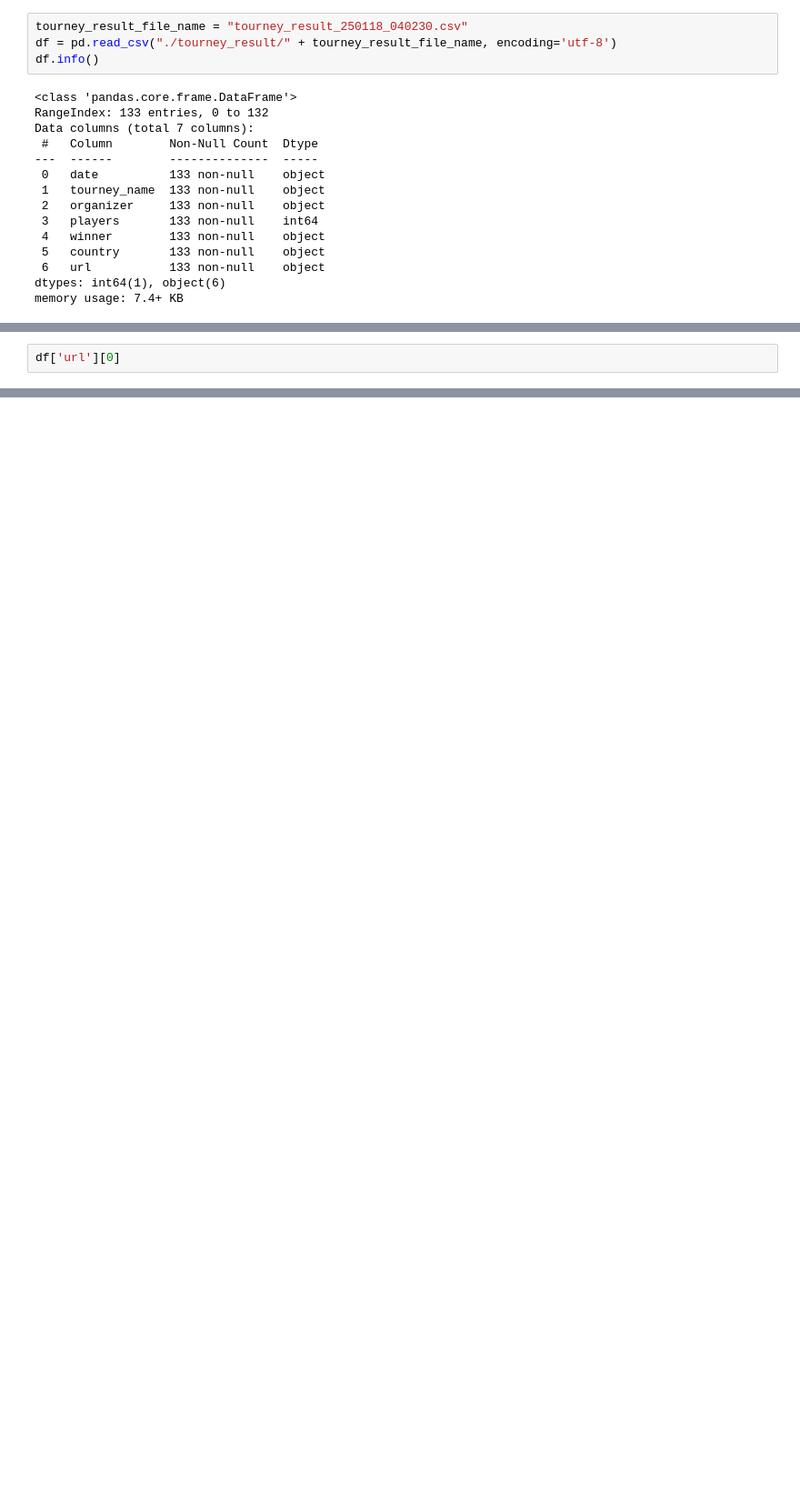
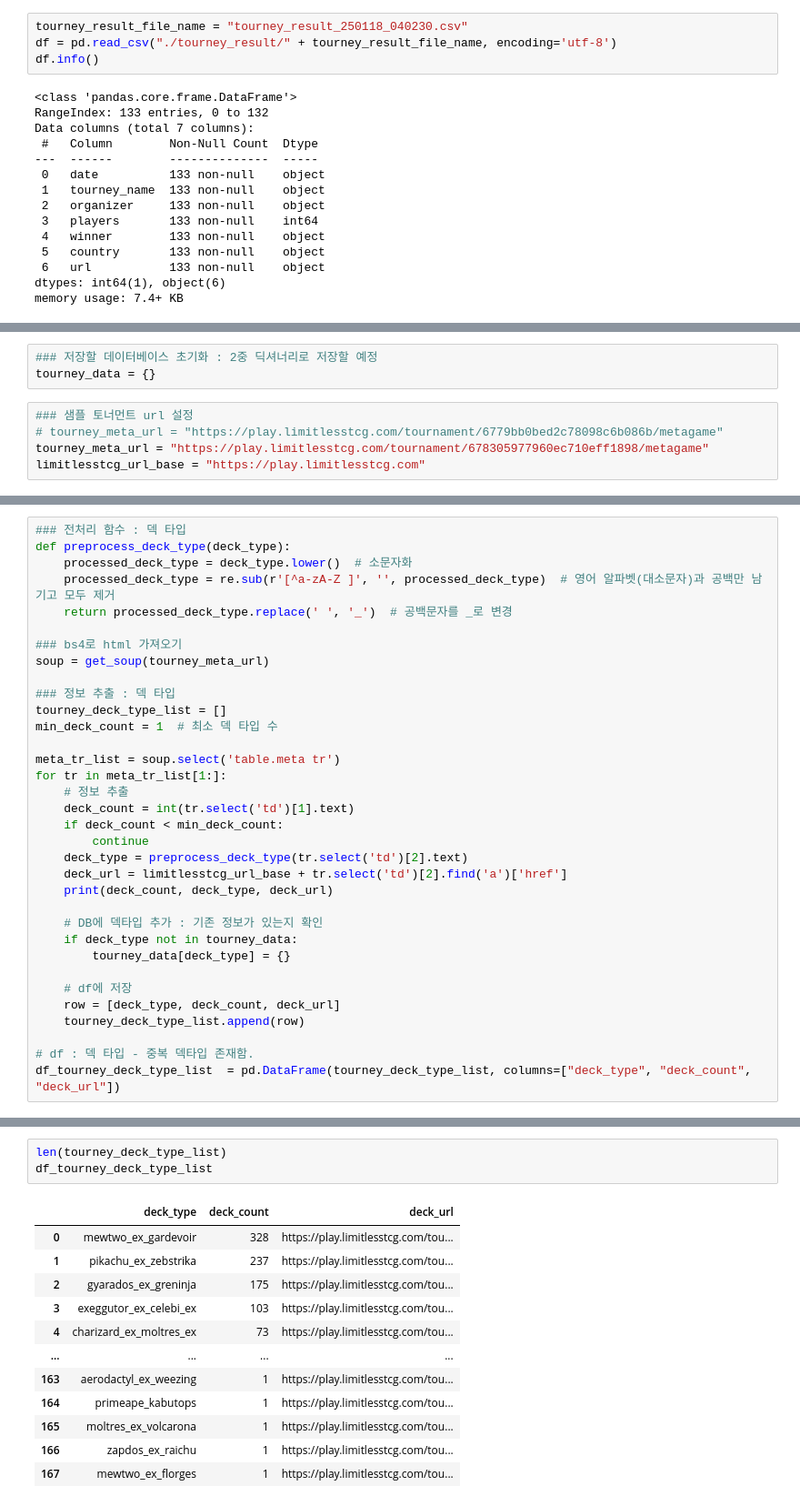
Before and after one commit to Kain7f1/Tourney-Crawler, a Jupyter notebook: analysis_tourney_meta.ipynb, the cells around one changed output, grey strips where cells are left out. Shown at 91% size. Drawn from its saved outputs; the diff is of its cells as text; blank space fills up the shorter version.

Commit message:
meta 분석 프로세스 설정

```diff
--- a/analysis_tourney_meta.ipynb
+++ b/analysis_tourney_meta.ipynb
@@ -53,2 +94,8 @@ df.head()
+# %%
+### 저장할 데이터베이스 초기화 : 2중 딕셔너리로 저장할 예정
+tourney_data = {}
 # %%
-df['url'][0]
+### 샘플 토너먼트 url 설정
+# tourney_meta_url = "https://play.limitlesstcg.com/tournament/6779bb0bed2c78098c6b086b/metagame"
+tourney_meta_url = "https://play.limitlesstcg.com/tournament/678305977960ec710eff1898/metagame"
+limitlesstcg_url_base = "https://play.limitlesstcg.com"
@@ -54,0 +104,34 @@ df['url'][0]
+# %%
+### 전처리 함수 : 덱 타입
+def preprocess_deck_type(deck_type):
+    processed_deck_type = deck_type.lower()  # 소문자화
+    processed_deck_type = re.sub(r'[^a-zA-Z ]', '', processed_deck_type)  # 영어 알파벳(대소문자)과 공백만 남기고 모두 제거
+    return processed_deck_type.replace(' ', '_')  # 공백문자를 _로 변경
+
+### bs4로 html 가져오기
+soup = get_soup(tourney_meta_url)
+
+### 정보 추출 : 덱 타입
+tourney_deck_type_list = []
+min_deck_count = 1  # 최소 덱 타입 수
+
+meta_tr_list = soup.select('table.meta tr')
+for tr in meta_tr_list[1:]:
+    # 정보 추출
+    deck_count = int(tr.select('td')[1].text)
+    if deck_count < min_deck_count:
+        continue
+    deck_type = preprocess_deck_type(tr.select('td')[2].text)
+    deck_url = limitlesstcg_url_base + tr.select('td')[2].find('a')['href']
+    print(deck_count, deck_type, deck_url)
+
+    # DB에 덱타입 추가 : 기존 정보가 있는지 확인
+    if deck_type not in tourney_data:
+        tourney_data[deck_type] = {}
+
+    # df에 저장
+    row = [deck_type, deck_count, deck_url]
+    tourney_deck_type_list.append(row)
+
+# df : 덱 타입 - 중복 덱타입 존재함.
+df_tourney_deck_type_list  = pd.DataFrame(tourney_deck_type_list, columns=["deck_type", "deck_count", "deck_url"])
@@ -54,0 +160,16 @@ df['url'][0]
+# %%
+len(tourney_deck_type_list)
+df_tourney_deck_type_list
+# %% [output]
+|  | deck_type | deck_count | deck_url |
+| 0 | mewtwo_ex_gardevoir | 328 | https://play.limitlesstcg.com/tou... |
+| 1 | pikachu_ex_zebstrika | 237 | https://play.limitlesstcg.com/tou... |
+| 2 | gyarados_ex_greninja | 175 | https://play.limitlesstcg.com/tou... |
+| 3 | exeggutor_ex_celebi_ex | 103 | https://play.limitlesstcg.com/tou... |
+| 4 | charizard_ex_moltres_ex | 73 | https://play.limitlesstcg.com/tou... |
+| ... | ... | ... | ... |
+| 163 | aerodactyl_ex_weezing | 1 | https://play.limitlesstcg.com/tou... |
+| 164 | primeape_kabutops | 1 | https://play.limitlesstcg.com/tou... |
+| 165 | moltres_ex_volcarona | 1 | https://play.limitlesstcg.com/tou... |
+| 166 | zapdos_ex_raichu | 1 | https://play.limitlesstcg.com/tou... |
+| 167 | mewtwo_ex_florges | 1 | https://play.limitlesstcg.com/tou... |
```
Also changed, not shown: parts of 17 cells of this notebook, 3 other files.
